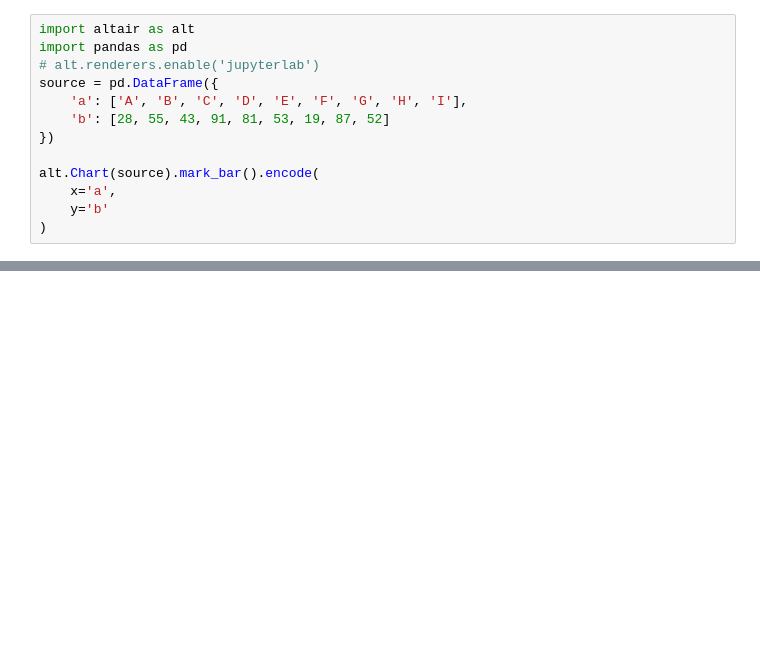
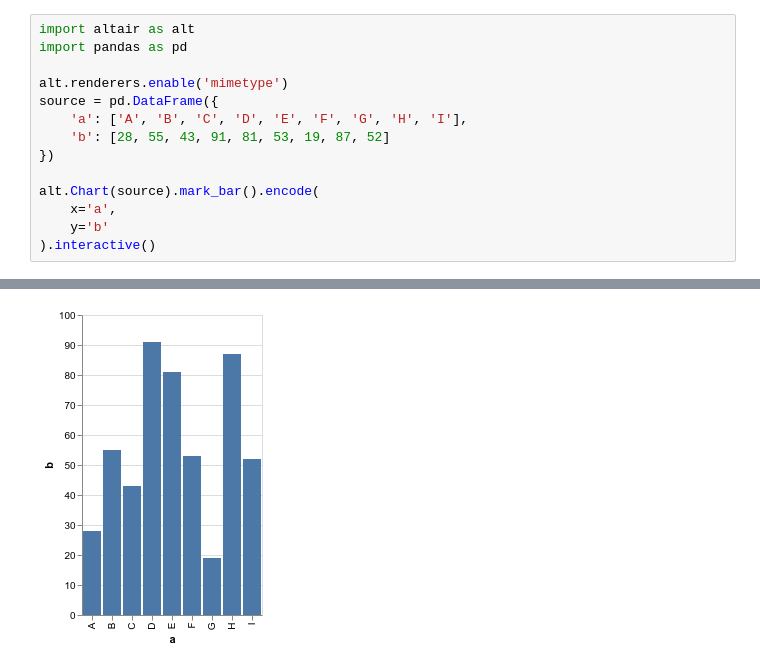
Before and after one commit to joelostblom/mds-demo, a Jupyter notebook: alt-demo.ipynb, the cells around one changed output, grey strips where cells are left out. Cells and saved outputs as stored; diff of their text form; blank space fills up the shorter version.

```diff
--- a/alt-demo.ipynb
+++ b/alt-demo.ipynb
@@ -1,7 +1,8 @@
 # %%
 import altair as alt
 import pandas as pd
-# alt.renderers.enable('jupyterlab')
+
+alt.renderers.enable('mimetype')
 source = pd.DataFrame({
     'a': ['A', 'B', 'C', 'D', 'E', 'F', 'G', 'H', 'I'],
     'b': [28, 55, 43, 91, 81, 53, 19, 87, 52]
@@ -10,5 +11,5 @@ source = pd.DataFrame({
 alt.Chart(source).mark_bar().encode(
     x='a',
     y='b'
-)
+).interactive()
 # %% [output]
@@ -15,0 +16 @@ alt.Chart(source).mark_bar().encode(
+[figure, added]
```
Also changed, not shown: parts of 4 cells of this notebook, 1 other file.
